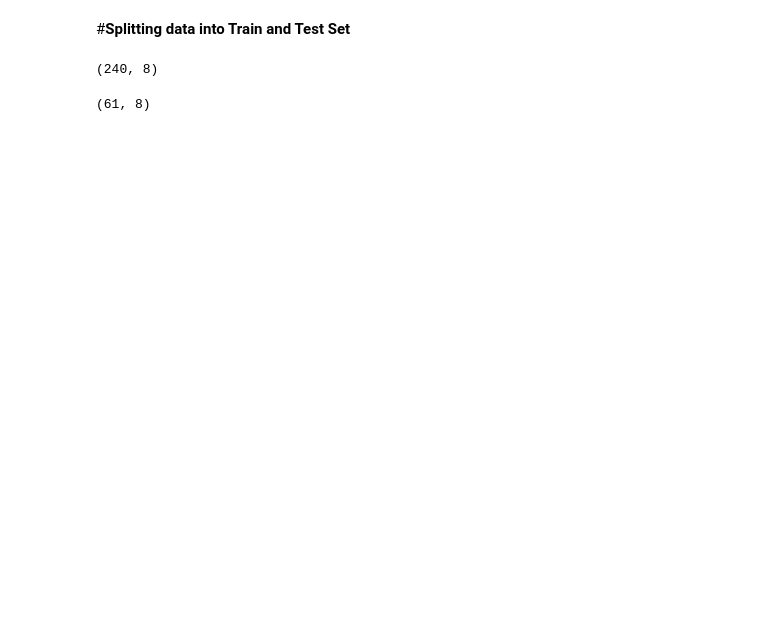
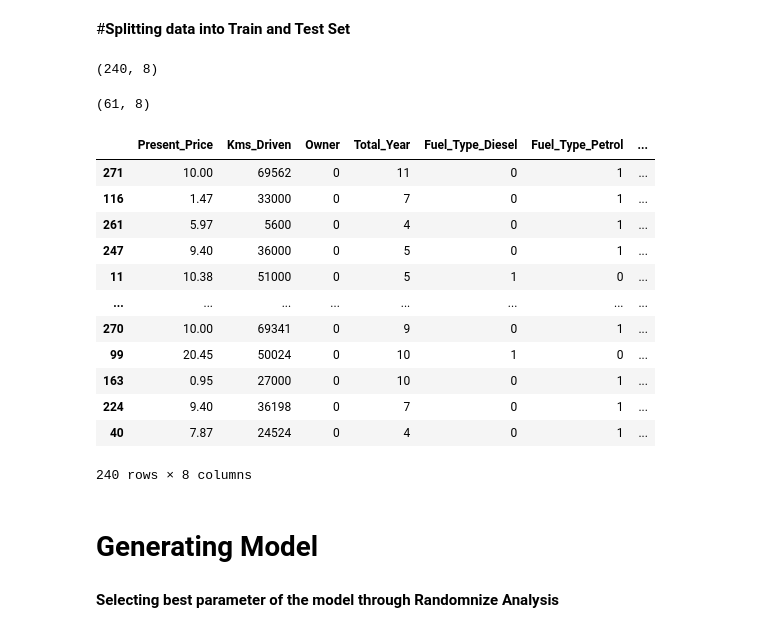
Before and after one commit to rk101294/Rohit-Kushwaha, a Jupyter notebook: Car_Prediction.ipynb, the cells around one changed output. Drawn from its saved outputs; the diff is of its cells as text; code cells hidden in the pictures; blank space fills up the shorter version.

```diff
--- a/Car_Prediction.ipynb
+++ b/Car_Prediction.ipynb
@@ -224,5 +224,23 @@ X_train.shape
 X_test.shape
 # %% [output]
 (61, 8)
+# %%
+X_train
+# %% [output]
+|  | Present_Price | Kms_Driven | Owner | Total_Year | Fuel_Type_Diesel | Fuel_Type_Petrol | ... |
+| 271 | 10.00 | 69562 | 0 | 11 | 0 | 1 | ... |
+| 116 | 1.47 | 33000 | 0 | 7 | 0 | 1 | ... |
+| 261 | 5.97 | 5600 | 0 | 4 | 0 | 1 | ... |
+| 247 | 9.40 | 36000 | 0 | 5 | 0 | 1 | ... |
+| 11 | 10.38 | 51000 | 0 | 5 | 1 | 0 | ... |
+| ... | ... | ... | ... | ... | ... | ... | ... |
+| 270 | 10.00 | 69341 | 0 | 9 | 0 | 1 | ... |
+| 99 | 20.45 | 50024 | 0 | 10 | 1 | 0 | ... |
+| 163 | 0.95 | 27000 | 0 | 10 | 0 | 1 | ... |
+| 224 | 9.40 | 36198 | 0 | 7 | 0 | 1 | ... |
+| 40 | 7.87 | 24524 | 0 | 4 | 0 | 1 | ... |
+240 rows × 8 columns
+# %% [markdown]
+# **Generating Model**
 # %%
 from sklearn.ensemble import RandomForestRegressor
@@ -230,0 +247,2 @@ regressor=RandomForestRegressor(n_estimators=1000, criterion='mse', min_samples_
+# %% [markdown]
+**Selecting best parameter of the model through Randomnize Analysis**
```
Also changed, not shown: parts of 19 cells of this notebook.
